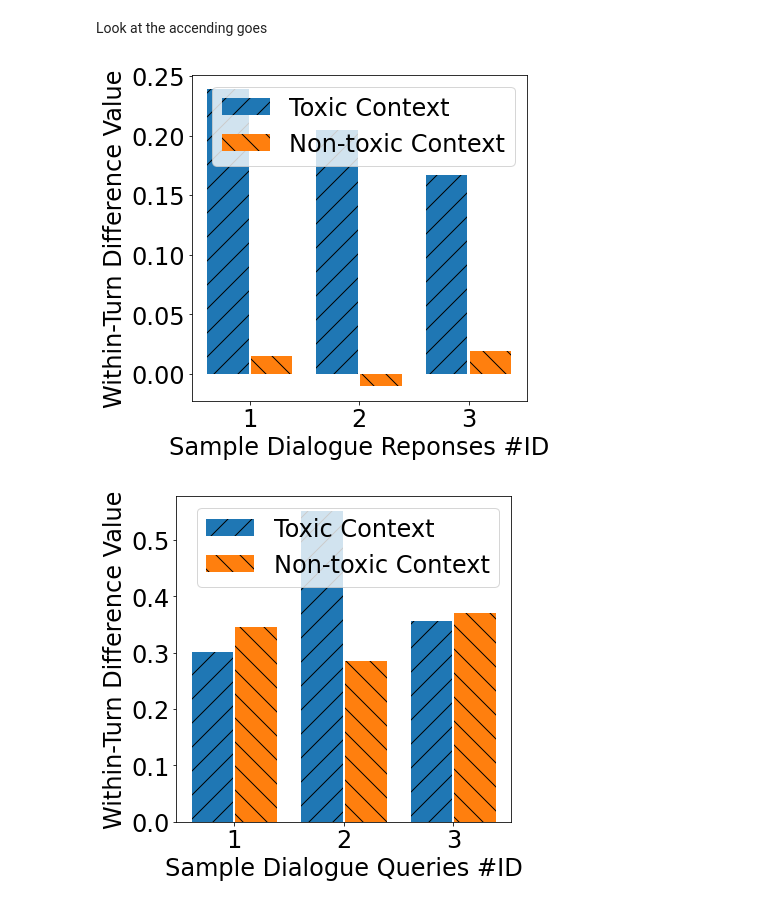
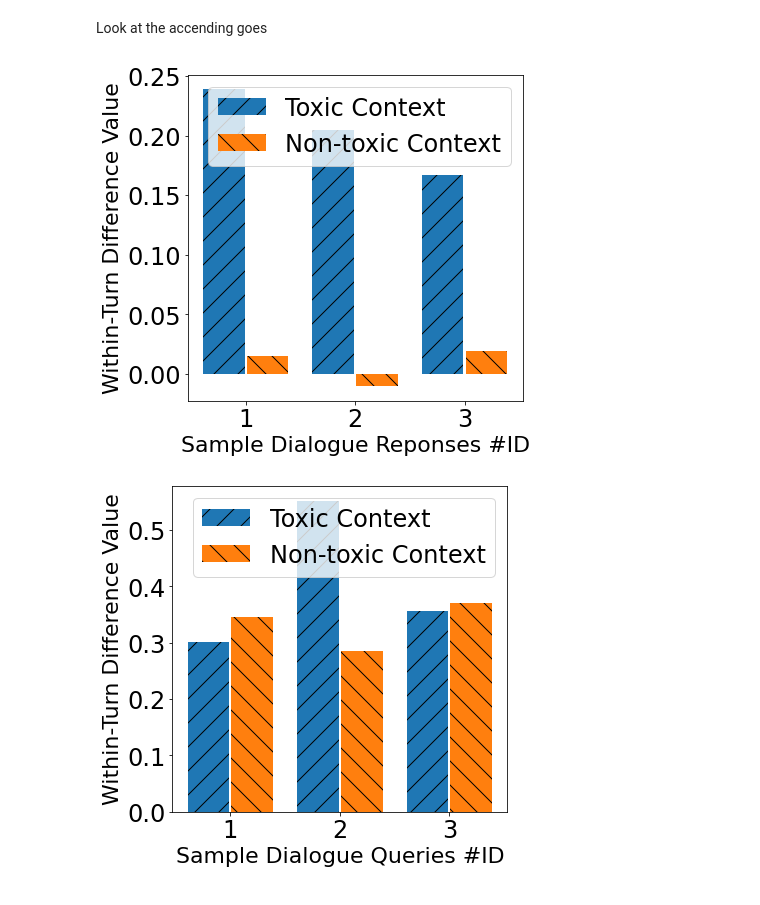
Before and after one commit to BJTFDGR/RAID23_Chatbot, a Jupyter notebook: result/result_figure/scripts/effective_dialogue_anaylse.ipynb, the cells around one changed output. Drawn from its saved outputs; the diff is of its cells as text; code cells hidden in the pictures.

```diff
--- a/result/result_figure/scripts/effective_dialogue_anaylse.ipynb
+++ b/result/result_figure/scripts/effective_dialogue_anaylse.ipynb
@@ -722,12 +720,14 @@ def create_multi_bars(labels, datas, tick_step=1,legend=[], group_gap=0.2, bar_g
     baseline_x = ticks - (group_width - bar_span) / 2
     for index, y in enumerate(datas):
         plt.bar(baseline_x + index*bar_span, y, bar_width,hatch=patterns[index])
-    plt.ylabel('Within-Turn Difference Value')
+    plt.ylabel('Within-Turn Difference Value', fontdict={'family': 'arial',
+        'size': 22})
 
     # plt.title('multi datasets')
     # x轴刻度标签位置与x轴刻度一致
     plt.xticks(ticks, labels,size = 24)
-    plt.xlabel('Sample Dialogue Reponses #ID',fontdict=font)  # x轴标题
+    plt.xlabel('Sample Dialogue Reponses #ID',fontdict={'family': 'arial',
+        'size': 22})  # x轴标题
     plt.yticks(size = 24)
     plt.legend(['Toxic Context','Non-toxic Context'],fontsize=30,prop={'size':24},loc='upper right')
     # plt.savefig(filename, bbox_inches='tight',  pad_inches = 0)
@@ -743,7 +743,7 @@ new_combined_data=[
 create_multi_bars([1,2,3],new_combined_data,legend=[],bar_gap=0.02,filename='Fig9_b.pdf')
 # create_multi_bars(select_data_range, perp[1::2],legend=[],bar_gap=0.02,filename='Fig6_d.pdf')
 # %% [output]
-[figure, old version]
+[figure, new version]
 # %%
 def create_multi_bars(labels, datas, tick_step=1,legend=[], group_gap=0.2, bar_gap=0,filename=''):
     '''
@@ -761,33 +761,35 @@ def create_multi_bars(labels, datas, tick_step=1,legend=[], group_gap=0.2, bar_g
     ticks = np.arange(len(labels)) * tick_step
     # group_num为数据的组数，即每组柱子的柱子个数
     group_num = len(datas)
     # group_width为每组柱子的总宽度，group_gap 为柱子组与组之间的间隙。
     group_width = tick_step - group_gap
     # bar_span为每组柱子之间在x轴上的距离，即柱子宽度和间隙的总和
     bar_span = group_width / group_num
     # bar_width为每个柱子的实际宽度
     bar_width = bar_span - bar_gap
     # baseline_x为每组柱子第一个柱子的基准x轴位置，随后的柱子依次递增bar_span即可
     baseline_x = ticks - (group_width - bar_span) / 2
     for index, y in enumerate(datas):
         plt.bar(baseline_x + index*bar_span, y, bar_width,hatch=patterns[index])
-    plt.ylabel('Within-Turn Difference Value')
+    plt.ylabel('Within-Turn Difference Value', fontdict={'family': 'arial',
+        'size': 22})
 
     # plt.title('multi datasets')
     # x轴刻度标签位置与x轴刻度一致
     plt.xticks(ticks, labels,size = 24)
-    plt.xlabel('Sample Dialogue Queries #ID',fontdict=font)  # x轴标题
+    plt.xlabel('Sample Dialogue Queries #ID',fontdict={'family': 'arial',
+        'size': 22})  # x轴标题
     plt.yticks(size = 24)
     plt.legend(['Toxic Context','Non-toxic Context'],fontsize=30,prop={'size':24},loc='upper right')
     # plt.savefig(filename, bbox_inches='tight',  pad_inches = 0)
     # plt.hlines(4.05, -0.5, 4.5, linewidth = 4,color = 'grey',linestyles ='--')
     plt.savefig(os.path.join(figure_path,filename), dpi=300,bbox_inches='tight',  pad_inches = 0)
 
     plt.show()
 new_combined_data=[
     numpy.array(result_list_1)[select_data_range],
     numpy.array(n_result_list_1)[select_data_range]
 ]
 create_multi_bars([1,2,3],new_combined_data,legend=[],bar_gap=0.02,filename='Fig9_a.pdf')
 # %% [output]
-[figure, old version]
+[figure, new version]
```
Also changed, not shown: parts of 3 cells of this notebook, 17 other files.
